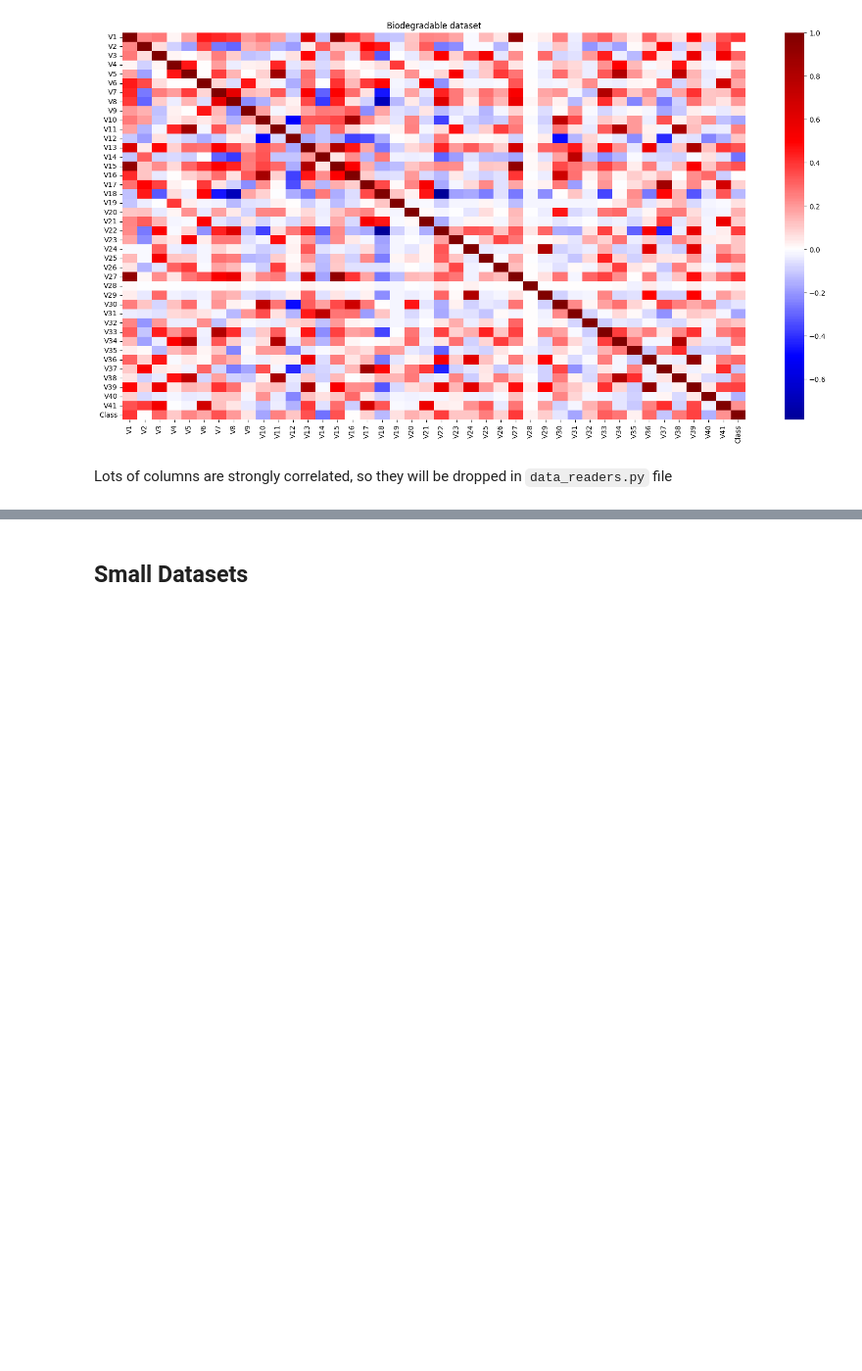
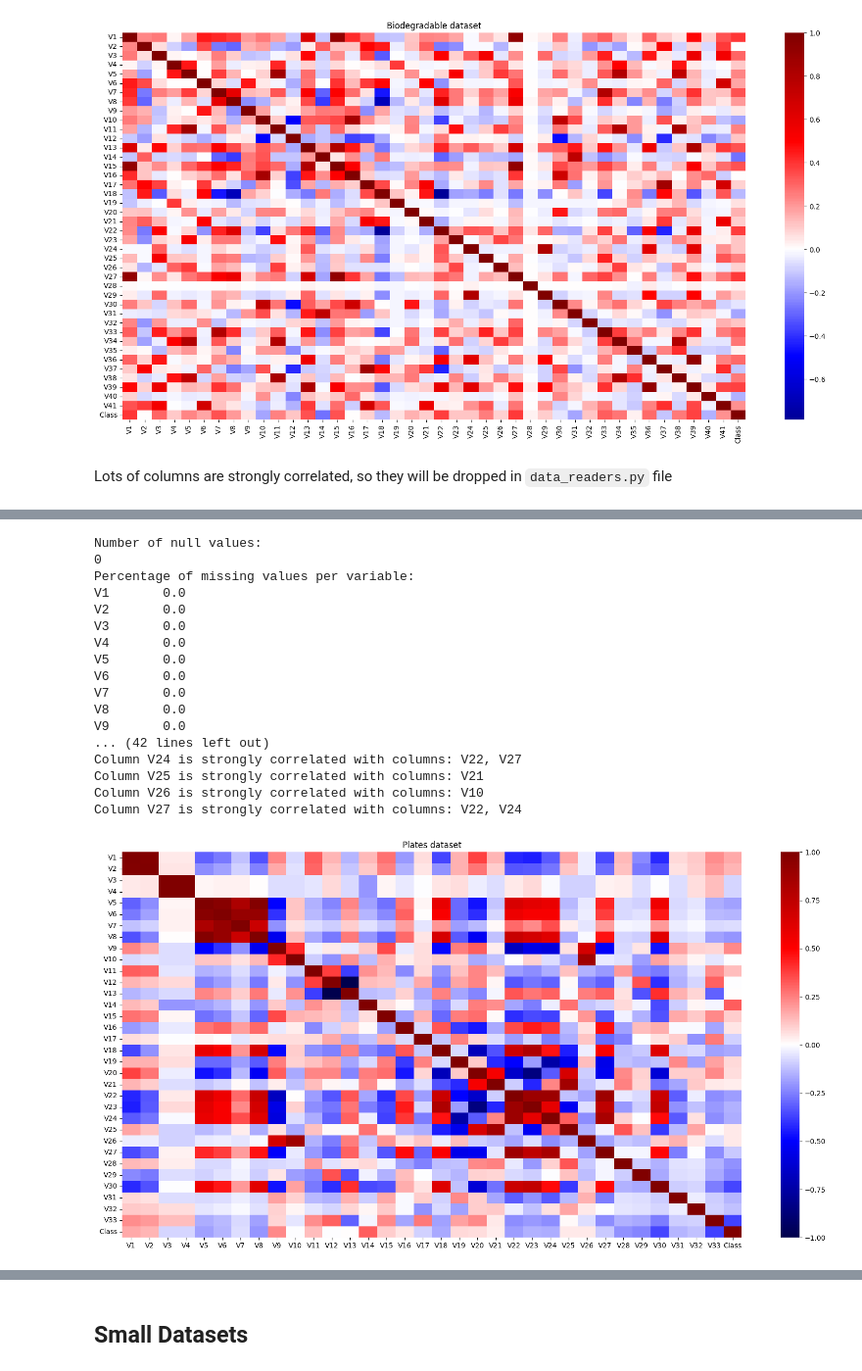
Before and after one commit to LJaremek/AdvancedMachineLearningProject-MINI, a Jupyter notebook: data_processing.ipynb, the cells around one changed output, grey strips where cells are left out. Shown: that part at 98% size. Cells and saved outputs as stored; diff of their text form; code cells hidden in the pictures; blank space fills up the shorter version.

Commit message:
clean and ready data_preocessing.py

```diff
--- a/data_processing.ipynb
+++ b/data_processing.ipynb
@@ -221,0 +224,4 @@ Lots of columns are strongly correlated, so they will be dropped in `data_reader
+# %%
+data = arff.loadarff("./data/plates/php9xWOpn.arff")
+plates_df = pd.DataFrame(data[0])
+plates_df.head()
@@ -221,0 +249,39 @@ Lots of columns are strongly correlated, so they will be dropped in `data_reader
+# %%
+plates_df.replace({"Class": {b"0": 0, b"1": 1}}, inplace=True)
+
+plates_df['Class'] = plates_df['Class'].astype('float64')
+# %%
+print("Number of null values:")
+print(plates_df.isnull().sum().sum())
+
+missing_percentage = (plates_df.isnull().sum() / len(plates_df)) * 100
+print("Percentage of missing values per variable:")
+print(missing_percentage)
+
+correlated_columns = check_correlation(plates_df)
+col_names = []
+
+for col, correlated_cols in correlated_columns:
+    print(f"Column {col} is strongly correlated with columns: {', '.join(map(str, correlated_cols))}")
+    col_names.append(col)
+
+plot_dataset(plates_df, title="Plates dataset")
+# %% [output]
+Number of null values:
+0
+Percentage of missing values per variable:
+V1       0.0
+V2       0.0
+V3       0.0
+V4       0.0
+V5       0.0
+V6       0.0
+V7       0.0
+V8       0.0
+V9       0.0
+... (42 lines left out)
+Column V24 is strongly correlated with columns: V22, V27
+Column V25 is strongly correlated with columns: V21
+Column V26 is strongly correlated with columns: V10
+Column V27 is strongly correlated with columns: V22, V24
+[figure, added]
```
Also changed, not shown: parts of 14 cells of this notebook.
